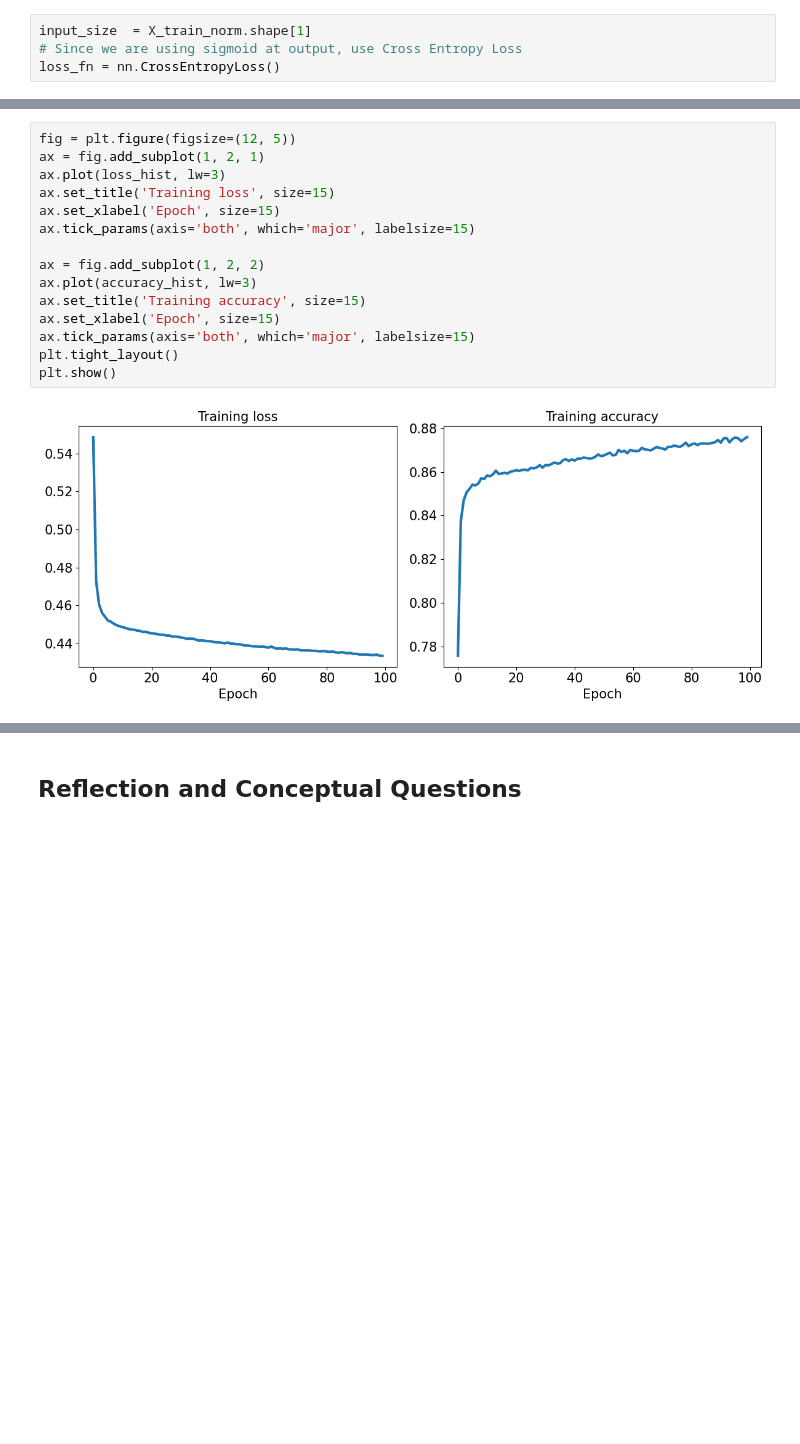
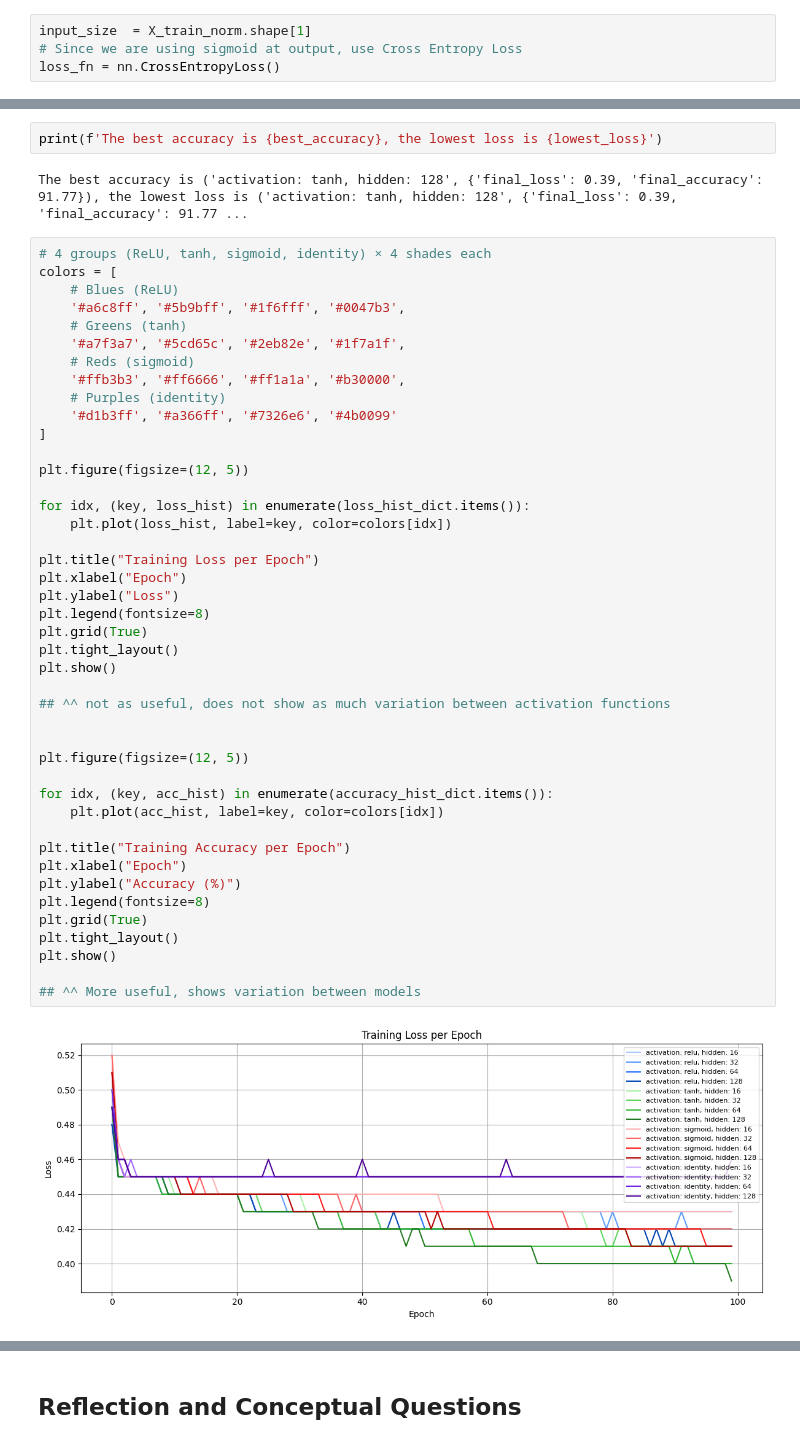
Before and after one commit to Lucaspj1/MachineLearningProject2, a Jupyter notebook: MLProject2v2.ipynb, the cells around one changed output, grey strips where cells are left out. Drawn from its saved outputs; the diff is of its cells as text; blank space fills up the shorter version.

Commit message:
creating testing graphs

```diff
--- a/MLProject2v2.ipynb
+++ b/MLProject2v2.ipynb
@@ -418,17 +424,49 @@ Activation: identity, Hidden Size: 128, Learning Rate: 0.001
+# %%
+print(f'The best accuracy is {best_accuracy}, the lowest loss is {lowest_loss}')
+# %% [output]
+The best accuracy is ('activation: tanh, hidden: 128', {'final_loss': 0.39, 'final_accuracy': 91.77}), the lowest loss is ('activation: tanh, hidden: 128', {'final_loss': 0.39, 'final_accuracy': 91.77 ...
 # %%
-fig = plt.figure(figsize=(12, 5))
-ax = fig.add_subplot(1, 2, 1)
-ax.plot(loss_hist, lw=3)
-ax.set_title('Training loss', size=15)
-ax.set_xlabel('Epoch', size=15)
-ax.tick_params(axis='both', which='major', labelsize=15)
+# 4 groups (ReLU, tanh, sigmoid, identity) × 4 shades each
+colors = [
+    # Blues (ReLU)
+    '#a6c8ff', '#5b9bff', '#1f6fff', '#0047b3',
+    # Greens (tanh)
+    '#a7f3a7', '#5cd65c', '#2eb82e', '#1f7a1f',
+    # Reds (sigmoid)
+    '#ffb3b3', '#ff6666', '#ff1a1a', '#b30000',
+    # Purples (identity)
+    '#d1b3ff', '#a366ff', '#7326e6', '#4b0099'
+]
 
-ax = fig.add_subplot(1, 2, 2)
-ax.plot(accuracy_hist, lw=3)
-ax.set_title('Training accuracy', size=15)
-ax.set_xlabel('Epoch', size=15)
-ax.tick_params(axis='both', which='major', labelsize=15)
+plt.figure(figsize=(12, 5))
+
+for idx, (key, loss_hist) in enumerate(loss_hist_dict.items()):
+    plt.plot(loss_hist, label=key, color=colors[idx])
+
+plt.title("Training Loss per Epoch")
+plt.xlabel("Epoch")
+plt.ylabel("Loss")
+plt.legend(fontsize=8)
+plt.grid(True)
 plt.tight_layout()
 plt.show()
+
+## ^^ not as useful, does not show as much variation between activation functions
+
+
+plt.figure(figsize=(12, 5))
+
+for idx, (key, acc_hist) in enumerate(accuracy_hist_dict.items()):
+    plt.plot(acc_hist, label=key, color=colors[idx])
+
+plt.title("Training Accuracy per Epoch")
+plt.xlabel("Epoch")
+plt.ylabel("Accuracy (%)")
+plt.legend(fontsize=8)
+plt.grid(True)
+plt.tight_layout()
+plt.show()
+
+## ^^ More useful, shows variation between models
 # %% [output]
-[figure, old version]
+[figure, new version]
```
Also changed, not shown: parts of 24 cells of this notebook.
